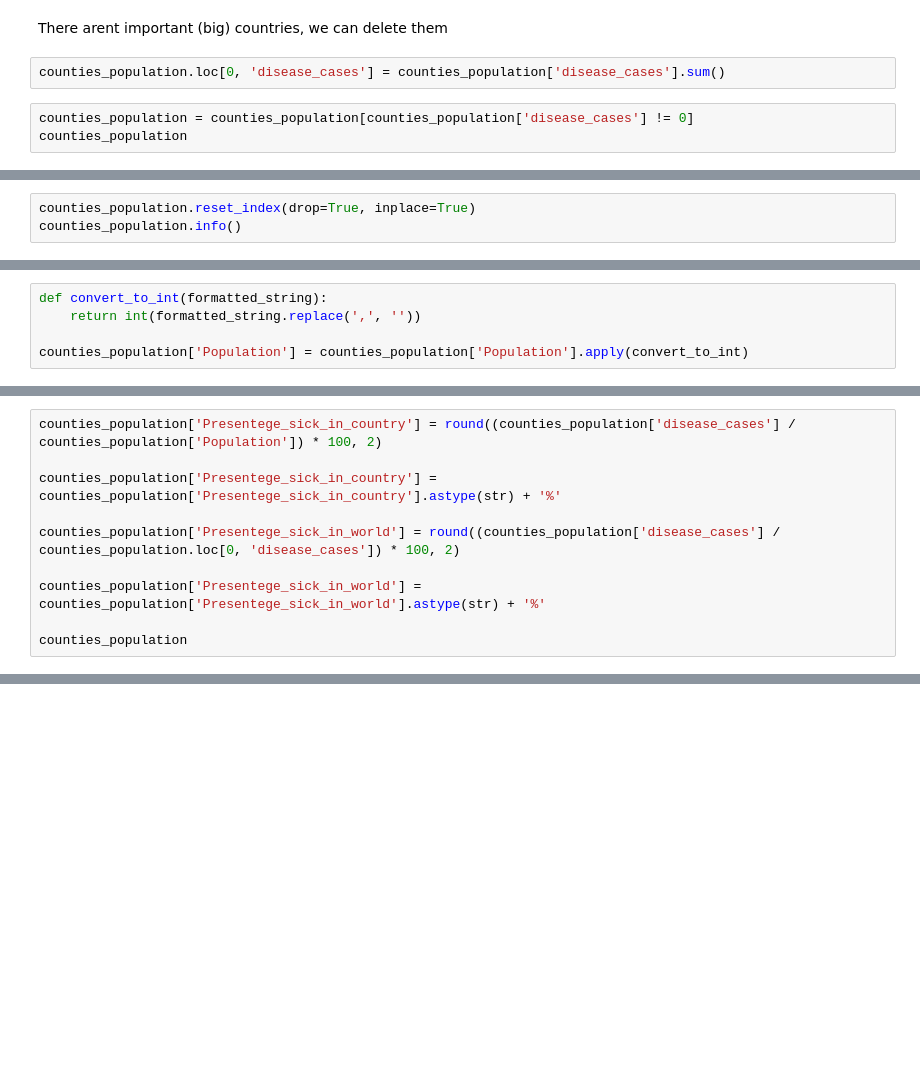
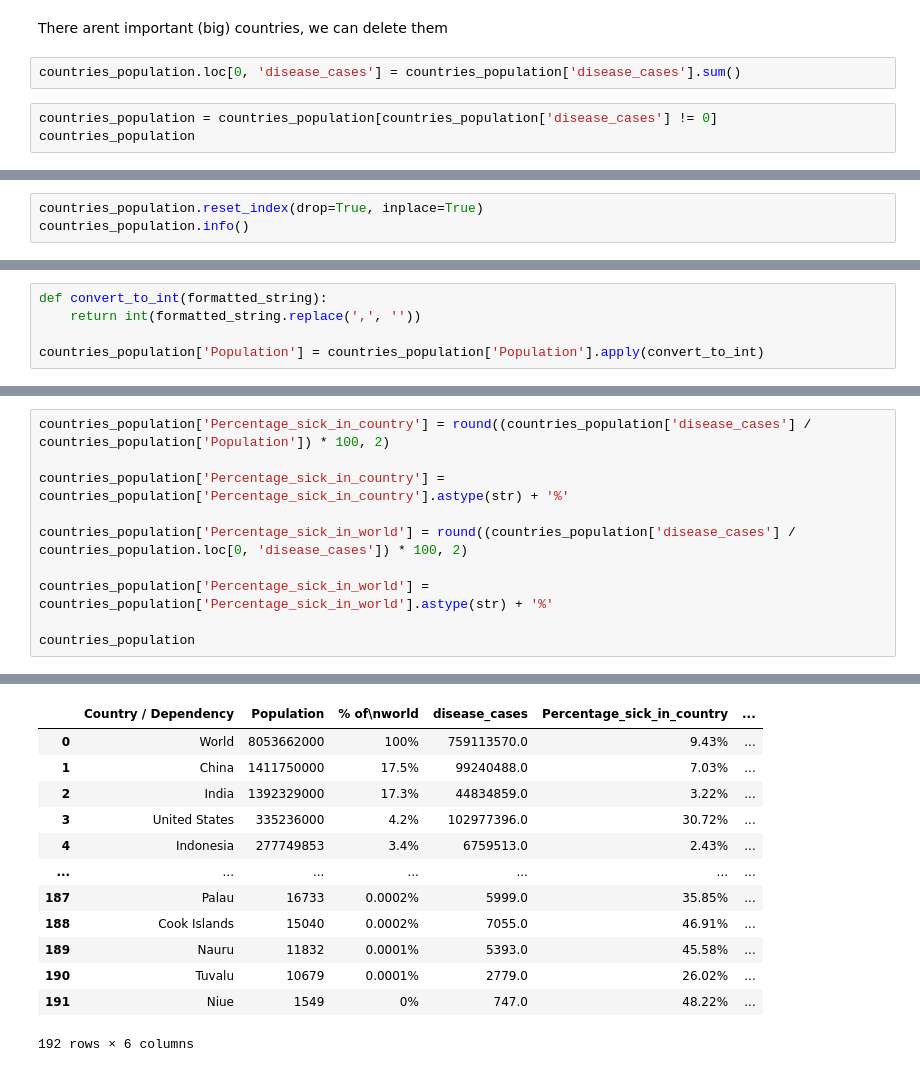
Before and after one commit to fadeev19190/covid_19, a Jupyter notebook: covid-19.ipynb, the cells around one changed output, grey strips where cells are left out. Drawn from its saved outputs; the diff is of its cells as text; blank space fills up the shorter version.

```diff
--- a/covid-19.ipynb
+++ b/covid-19.ipynb
@@ -149,7 +380,7 @@ counties_population[counties_population['disease_cases'] ==0]['Country / Depende
 # %% [markdown]
 There arent important (big) countries, we can delete them
 # %%
-counties_population.loc[0, 'disease_cases'] = counties_population['disease_cases'].sum()
+countries_population.loc[0, 'disease_cases'] = countries_population['disease_cases'].sum()
 # %%
-counties_population = counties_population[counties_population['disease_cases'] != 0]
-counties_population
+countries_population = countries_population[countries_population['disease_cases'] != 0]
+countries_population
@@ -156,3 +401,3 @@ counties_population
 # %%
-counties_population.reset_index(drop=True, inplace=True)
-counties_population.info()
+countries_population.reset_index(drop=True, inplace=True)
+countries_population.info()
@@ -160,4 +418,4 @@ counties_population.info()
 def convert_to_int(formatted_string):
     return int(formatted_string.replace(',', ''))
 
-counties_population['Population'] = counties_population['Population'].apply(convert_to_int)
+countries_population['Population'] = countries_population['Population'].apply(convert_to_int)
@@ -166,10 +444,11 @@ counties_population
 # %%
-counties_population['Presentege_sick_in_country'] = round((counties_population['disease_cases'] / counties_population['Population']) * 100, 2)
+countries_population['Percentage_sick_in_country'] = round((countries_population['disease_cases'] / countries_population['Population']) * 100, 2)
 
-counties_population['Presentege_sick_in_country'] = counties_population['Presentege_sick_in_country'].astype(str) + '%'
+countries_population['Percentage_sick_in_country'] = countries_population['Percentage_sick_in_country'].astype(str) + '%'
 
-counties_population['Presentege_sick_in_world'] = round((counties_population['disease_cases'] / counties_population.loc[0, 'disease_cases']) * 100, 2)
+countries_population['Percentage_sick_in_world'] = round((countries_population['disease_cases'] / countries_population.loc[0, 'disease_cases']) * 100, 2)
 
-counties_population['Presentege_sick_in_world'] = counties_population['Presentege_sick_in_world'].astype(str) + '%'
+countries_population['Percentage_sick_in_world'] = countries_population['Percentage_sick_in_world'].astype(str) + '%'
 
-counties_population
+countries_population
+# %% [output]
@@ -176,3 +475,16 @@ counties_population
+|  | Country / Dependency | Population | % of\nworld | disease_cases | Percentage_sick_in_country | ... |
+| 0 | World | 8053662000 | 100% | 759113570.0 | 9.43% | ... |
+| 1 | China | 1411750000 | 17.5% | 99240488.0 | 7.03% | ... |
+| 2 | India | 1392329000 | 17.3% | 44834859.0 | 3.22% | ... |
+| 3 | United States | 335236000 | 4.2% | 102977396.0 | 30.72% | ... |
+| 4 | Indonesia | 277749853 | 3.4% | 6759513.0 | 2.43% | ... |
+| ... | ... | ... | ... | ... | ... | ... |
+| 187 | Palau | 16733 | 0.0002% | 5999.0 | 35.85% | ... |
+| 188 | Cook Islands | 15040 | 0.0002% | 7055.0 | 46.91% | ... |
+| 189 | Nauru | 11832 | 0.0001% | 5393.0 | 45.58% | ... |
+| 190 | Tuvalu | 10679 | 0.0001% | 2779.0 | 26.02% | ... |
+| 191 | Niue | 1549 | 0% | 747.0 | 48.22% | ... |
+192 rows × 6 columns
 # %%
 country_codes = {
     'World': '',
```
Also changed, not shown: parts of 31 cells of this notebook.
